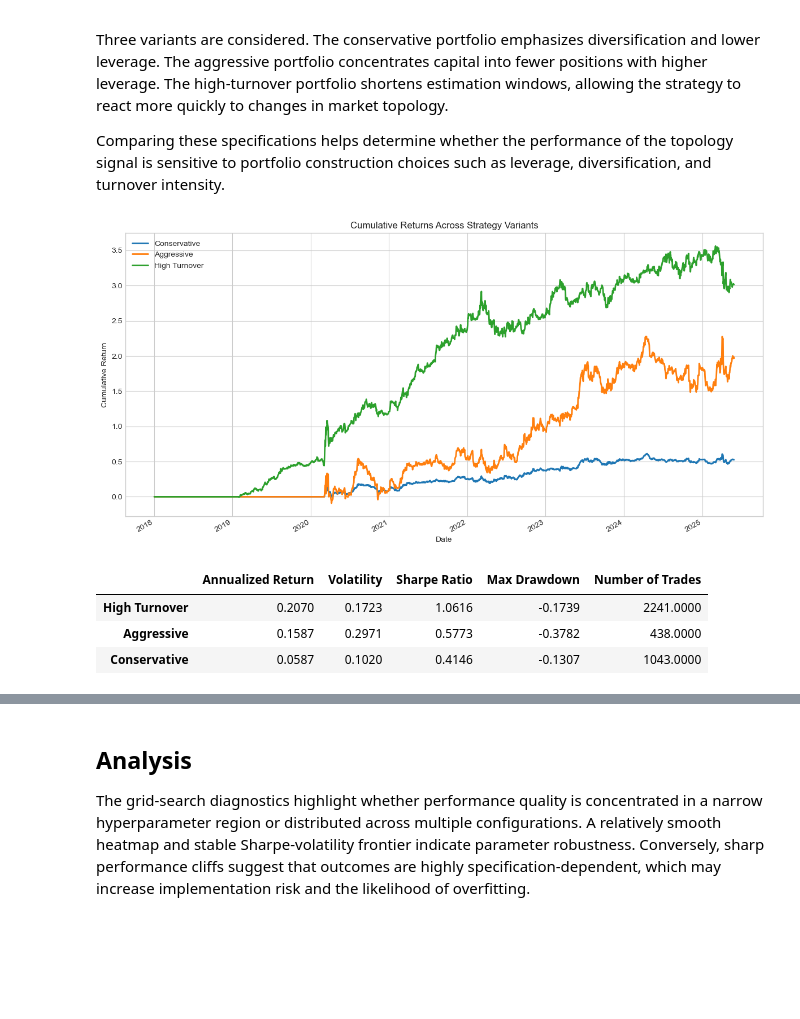
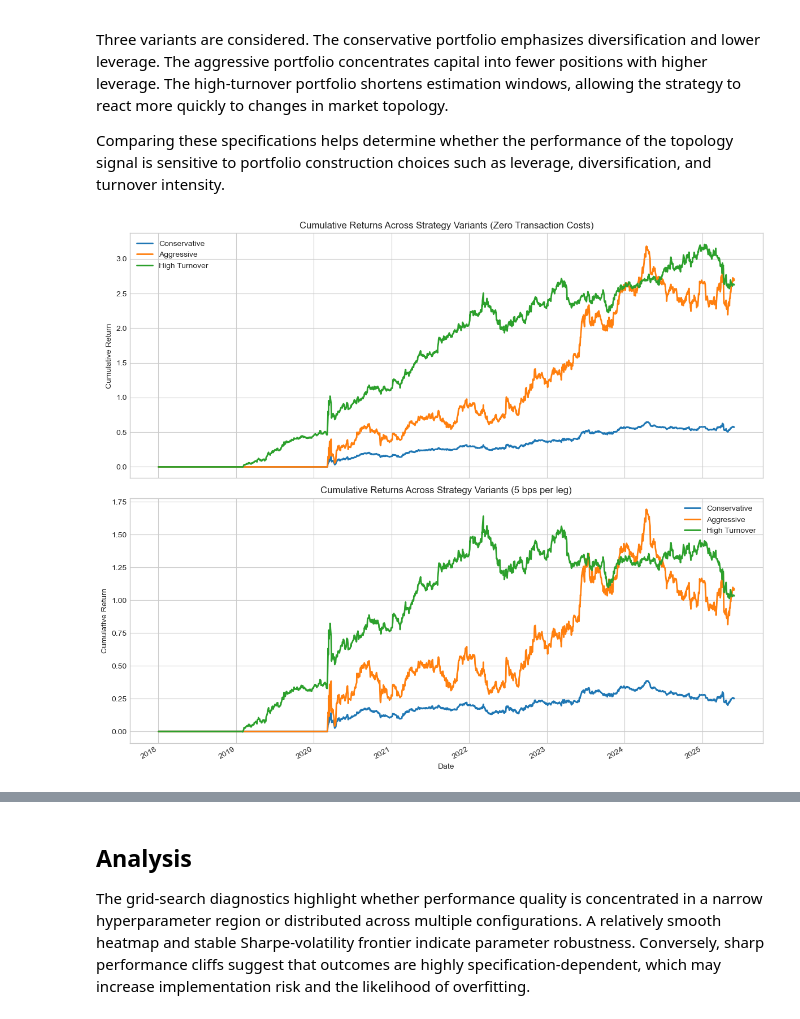
Before and after one commit to zaranip/qts-final-project, a Jupyter notebook: MST_Topology_Trading.ipynb, the cells around one changed output, grey strips where cells are left out. Cells and saved outputs as stored; diff of their text form; code cells hidden in the pictures; blank space fills up the shorter version.

```diff
--- a/MST_Topology_Trading.ipynb
+++ b/MST_Topology_Trading.ipynb
@@ -1012,7 +1140,7 @@ def run_strategy_experiment(prices_input: pd.DataFrame, params: dict, transactio
         max_gross_leverage=float(p.get("max_gross_leverage", 4.0)),
         lambda_risk_mode=str(p.get("lambda_risk_mode", "small_only")),
         lambda_min_periods=int(p.get("lambda_min_periods", 20)),
-        lambda_z_threshold=float(p.get("lambda_z_threshold", 2.75)),
+        lambda_z_threshold=float(p.get("lambda_z_threshold", 3.00)),
         lambda_shrink_small=float(p.get("lambda_shrink_small", 0.5)),
         lambda_shrink_large=float(p.get("lambda_shrink_large", 0.5)),
         z_threshold=p.get("z_threshold"),
@@ -1045,71 +1173,66 @@ def run_strategy_experiment(prices_input: pd.DataFrame, params: dict, transactio
 
 # Conservative Strategy
 conservative_params = {
     "sigma_target": 0.05,           # Lower vol target
     "max_pairs": 12,                # More diversification
     "max_pair_weight": 1.0,         # Less concentration
     "max_gross_leverage": 2.5,      # Lower leverage
     "lambda_floor_multiplier": 1.0, # More frequent risk scaling
-    "lambda_risk_mode": "small_only",
+    "lambda_risk_mode": "two_sided",
 }
 # Aggressive Strategy
 aggressive_params = {
-    "sigma_target": 0.15,
-    "max_pairs": 5,
-    "max_pair_weight": 3.0,
-    "max_gross_leverage": 6.0,
-    "lambda_floor_multiplier": 2.0,
-    "lambda_risk_mode": "small_only",
+    "sigma_target": 0.15,           # Higher vol target
+    "max_pairs": 5,                 # Higher conviction
+    "max_pair_weight": 3.0,         # Allow larger bets
+    "max_gross_leverage": 6.0,      # Higher leverage
+    "lambda_floor_multiplier": 2.0, # Less frequent risk scaling
+    "lambda_risk_mode": "two_sided",
 }
 # High Turnover Strategy
 high_turnover_params = {
-    "corr_window": 126,
-    "resistance_lookback": 30,
-    "beta_window": 30,
-    "leader_window": 10,
-    "lambda_risk_mode": "small_only",
+    "corr_window": 126,             # 6-month correlations
+    "resistance_lookback": 30,      # Faster z-score
+    "leader_window": 10,            # Faster lead-lag flip
+    "lambda_risk_mode": "two_sided",
 }
 
 strategy_variant_params = {
     "Conservative": conservative_params,
     "Aggressive": aggressive_params,
     "High Turnover": high_turnover_params,
 }
 
-variant_results = {
+variant_results_zero = {
     name: run_strategy_experiment(prices, params, transaction_cost_bps=0.0)
     for name, params in strategy_variant_params.items()
 }
 
-fig, ax = plt.subplots(figsize=(12, 6))
-for name, result in variant_results.items():
-    result["simulation"].cumulative_returns.plot(ax=ax, linewidth=2, label=name)
+variant_results_cost = {
+    name: run_strategy_experiment(prices, params, transaction_cost_bps=5.0)
+    for name, params in strategy_variant_params.items()
+}
 
-ax.set_title("Cumulative Returns Across Strategy Variants")
-ax.set_xlabel("Date")
-ax.set_ylabel("Cumulative Return")
-ax.legend()
+fig, ax = plt.subplots(2, 1, figsize=(12, 10), sharex=True)
+
+# Zero cost
+for name, result in variant_results_zero.items():
+    result["simulation"].cumulative_returns.plot(ax=ax[0], linewidth=2, label=name)
+
+ax[0].set_title("Cumulative Returns Across Strategy Variants (Zero Transaction Costs)")
+ax[0].set_ylabel("Cumulative Return")
+ax[0].legend()
+
+# With costs
+for name, result in variant_results_cost.items():
+    result["simulation"].cumulative_returns.plot(ax=ax[1], linewidth=2, label=name)
+
+ax[1].set_title("Cumulative Returns Across Strategy Variants (5 bps per leg)")
+ax[1].set_xlabel("Date")
+ax[1].set_ylabel("Cumulative Return")
+ax[1].legend()
+
 plt.tight_layout()
 plt.show()
-
-variant_performance = pd.DataFrame(
-    {
-        name: {
-            "Annualized Return": result["metrics"]["Annualized Return"],
-            "Volatility": result["metrics"]["Annualized Volatility"],
-            "Sharpe Ratio": result["metrics"]["Sharpe Ratio"],
-            "Max Drawdown": result["metrics"]["Maximum Drawdown"],
-            "Number of Trades": result["simulation"].trade_count,
-        }
-        for name, result in variant_results.items()
-    }
-).T
-
-variant_performance = variant_performance.sort_values("Sharpe Ratio", ascending=False)
-display(variant_performance)
 # %% [output]
-[figure, old version]
+[figure, new version]
-|  | Annualized Return | Volatility | Sharpe Ratio | Max Drawdown | Number of Trades |
-| High Turnover | 0.2070 | 0.1723 | 1.0616 | -0.1739 | 2241.0000 |
-| Aggressive | 0.1587 | 0.2971 | 0.5773 | -0.3782 | 438.0000 |
-| Conservative | 0.0587 | 0.1020 | 0.4146 | -0.1307 | 1043.0000 |
```
Also changed, not shown: parts of 13 cells of this notebook.
